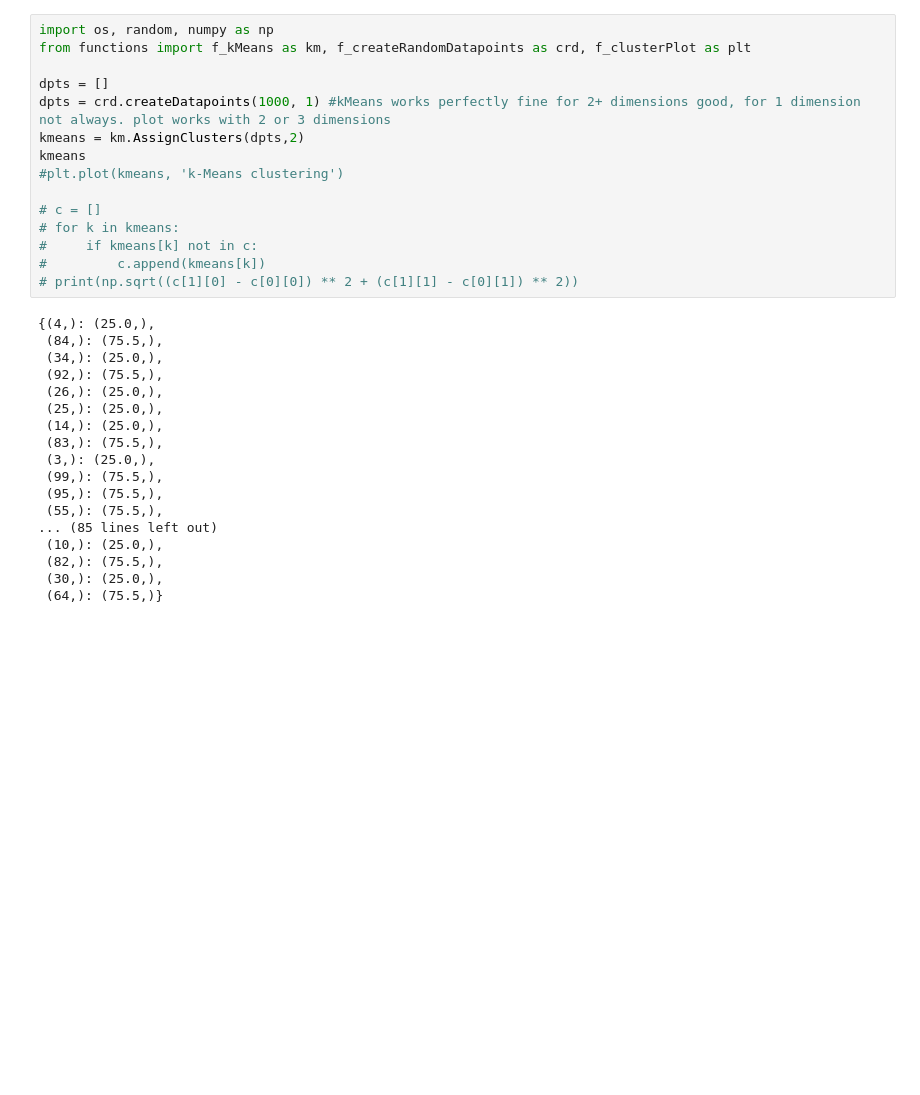
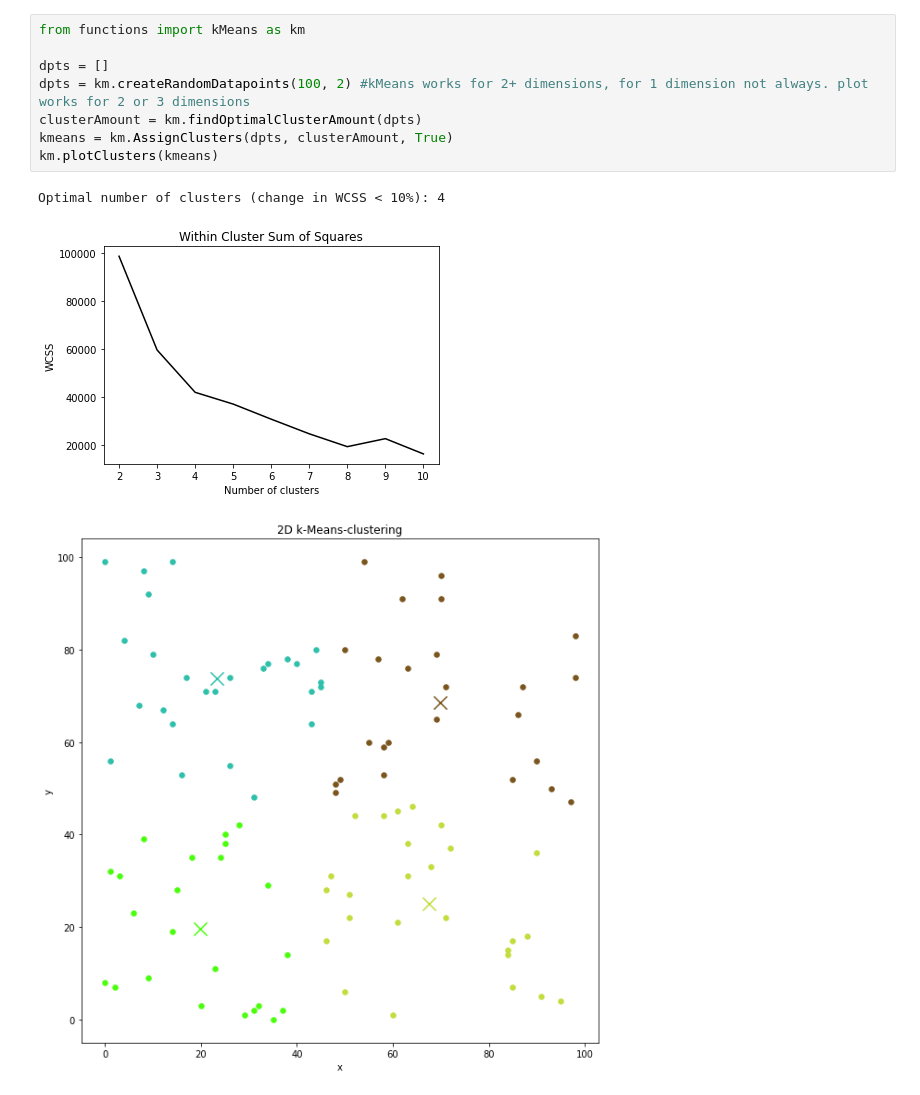
Before and after one commit to DKoflerGIT/DS_Clustering, a Jupyter notebook: main.ipynb, the cells around one changed output. Saved outputs shown, nothing was run; the diff lists cells and outputs as text; blank space fills up the shorter version.

Commit message:
implemented wcss cluster number optimization, fixed bugs, cleaned up the module

```diff
--- a/main.ipynb
+++ b/main.ipynb
@@ -1,33 +1,12 @@
-# %%
-import os, random, numpy as np
-from functions import f_kMeans as km, f_createRandomDatapoints as crd, f_clusterPlot as plt
-
-dpts = []
-dpts = crd.createDatapoints(1000, 1) #kMeans works perfectly fine for 2+ dimensions good, for 1 dimension not always. plot works with 2 or 3 dimensions
-kmeans = km.AssignClusters(dpts,2)
-kmeans
-#plt.plot(kmeans, 'k-Means clustering')
-
-# c = []
-# for k in kmeans:
-#     if kmeans[k] not in c:
-#         c.append(kmeans[k])
-# print(np.sqrt((c[1][0] - c[0][0]) ** 2 + (c[1][1] - c[0][1]) ** 2))
-# %% [output]
-{(4,): (25.0,),
- (84,): (75.5,),
- (34,): (25.0,),
- (92,): (75.5,),
- (26,): (25.0,),
- (25,): (25.0,),
- (14,): (25.0,),
- (83,): (75.5,),
- (3,): (25.0,),
- (99,): (75.5,),
- (95,): (75.5,),
- (55,): (75.5,),
-... (85 lines left out)
- (10,): (25.0,),
- (82,): (75.5,),
- (30,): (25.0,),
- (64,): (75.5,)}
+# %%
+from functions import kMeans as km
+
+dpts = []
+dpts = km.createRandomDatapoints(100, 2) #kMeans works for 2+ dimensions, for 1 dimension not always. plot works for 2 or 3 dimensions
+clusterAmount = km.findOptimalClusterAmount(dpts)
+kmeans = km.AssignClusters(dpts, clusterAmount, True)
+km.plotClusters(kmeans)
+# %% [output]
+Optimal number of clusters (change in WCSS < 10%): 4
+[figure, added]
+[figure, added]
```
Also changed, not shown: 4 other files.
